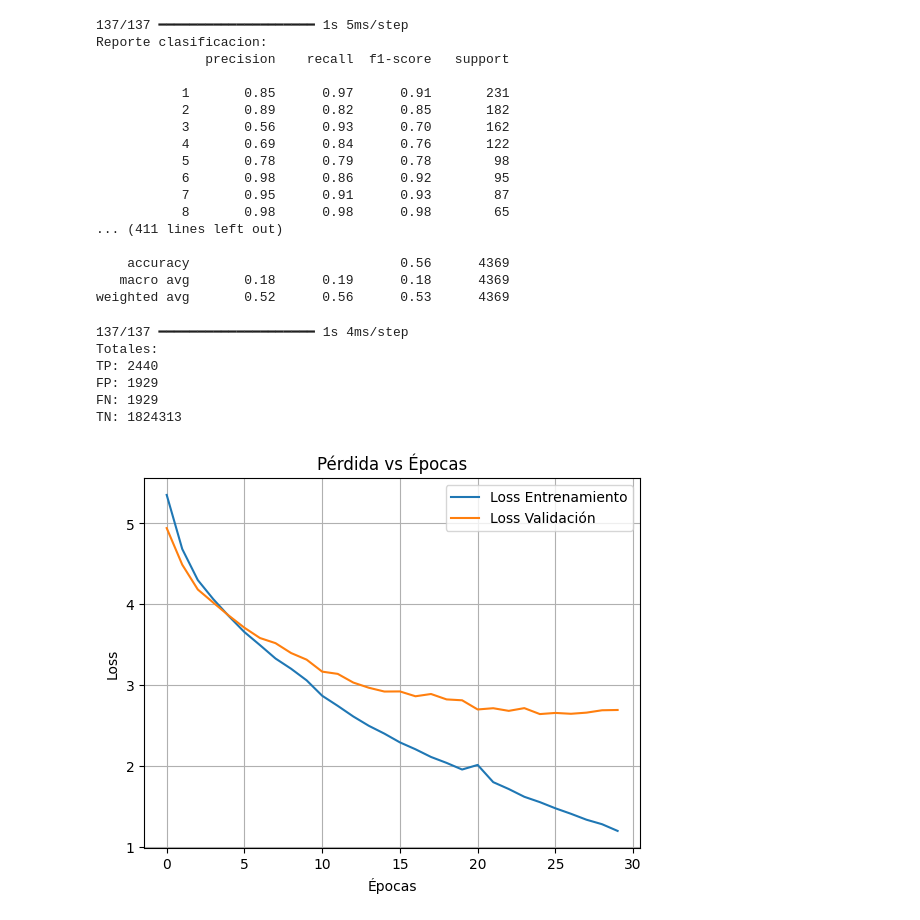
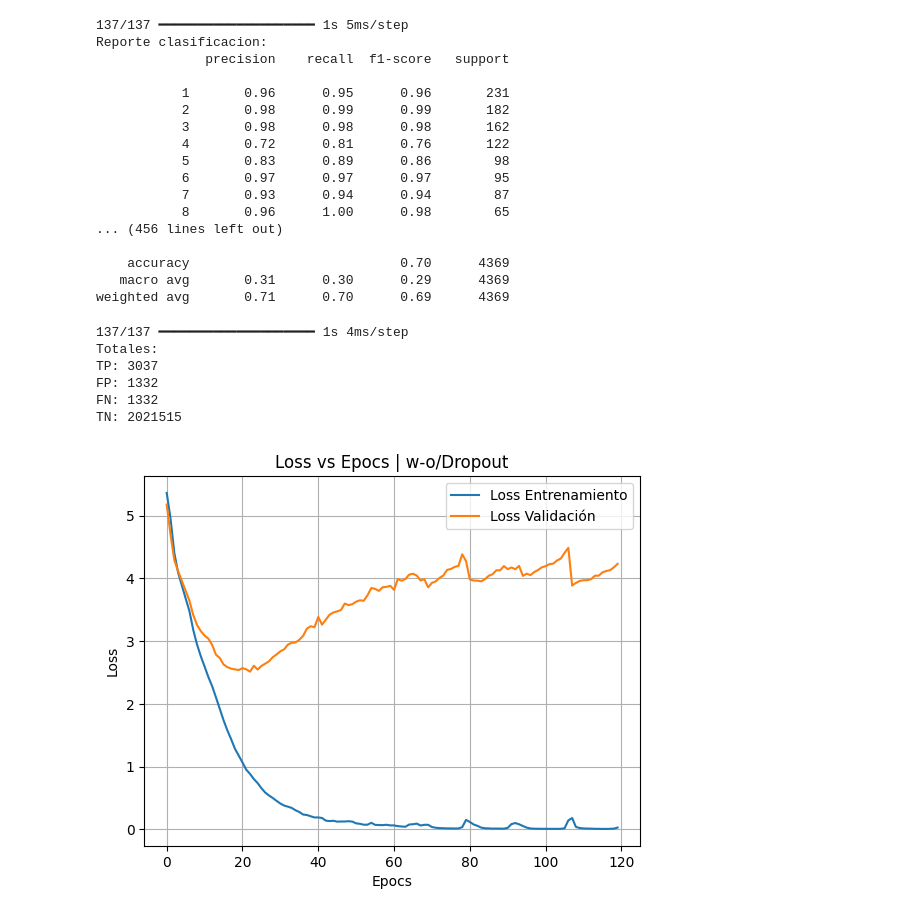
Before and after one commit to Lunusushi/Embedding-ML, a Jupyter notebook: Analisis.ipynb, the cells around one changed output. Drawn from its saved outputs; the diff is of its cells as text; code cells hidden in the pictures.

Commit message:
Dumps para el grafico epoch vs loss
Son dumps para que el grafico funcione.

```diff
--- a/Analisis.ipynb
+++ b/Analisis.ipynb
@@ -88,7 +89,7 @@ model.compile(optimizer='adam', loss='sparse_categorical_crossentropy', metrics=
 # %%
 #Entrenar modelo
 history = model.fit(X_train, y_train, validation_data=(X_test, y_test),
-                    epochs=30, batch_size=64)
+                    epochs=120, batch_size=64)
 
 #Evaluar modelo
 loss, accuracy = model.evaluate(X_test, y_test)
@@ -120,3 +115,14 @@ model.save("modelo_general_withDropout30epochs.keras")
+# %%
+#Guarda el modelo
+model.save("modelo_generalwithDropout.keras")  #Cambiar nombres al momento de guardar
+with open("historyMGDropout.pkl", "wb") as f:        #Cambiar nombres al momento de guardar
+    pickle.dump(history.history, f)
+# %%
+#Carga el modelo
+model = load_model("modelo_generalwithDropout.keras")
+
+with open("historyMGDropout.pkl", "rb") as f:    #Cambiar nombres al momento de guardar
+    history = pickle.load(f)
 # %%
 #Metricas de desempeño
 y_pred = model.predict(X_test)
@@ -130,19 +136,19 @@ print(f"Reporte clasificacion:\n{classification_report(y_test, y_pred_classes)}"
 Reporte clasificacion:
               precision    recall  f1-score   support
 
-           1       0.85      0.97      0.91       231
-           2       0.89      0.82      0.85       182
-           3       0.56      0.93      0.70       162
-           4       0.69      0.84      0.76       122
-           5       0.78      0.79      0.78        98
-           6       0.98      0.86      0.92        95
-           7       0.95      0.91      0.93        87
-           8       0.98      0.98      0.98        65
-... (411 lines left out)
+           1       0.96      0.95      0.96       231
+           2       0.98      0.99      0.99       182
+           3       0.98      0.98      0.98       162
+           4       0.72      0.81      0.76       122
+           5       0.83      0.89      0.86        98
+           6       0.97      0.97      0.97        95
+           7       0.93      0.94      0.94        87
+           8       0.96      1.00      0.98        65
+... (456 lines left out)
 
-    accuracy                           0.56      4369
-   macro avg       0.18      0.19      0.18      4369
-weighted avg       0.52      0.56      0.53      4369
+    accuracy                           0.70      4369
+   macro avg       0.31      0.30      0.29      4369
+weighted avg       0.71      0.70      0.69      4369
 # %%
 #Matriz de confusion (sin graficar porque no se ve jaja)
 #Obtener predicciones y matriz
@@ -178,19 +184,19 @@ print(f"TN: {TN_total}")
 # %% [output]
 137/137 ━━━━━━━━━━━━━━━━━━━━ 1s 4ms/step
 Totales:
-TP: 2440
-FP: 1929
-FN: 1929
-TN: 1824313
+TP: 3037
+FP: 1332
+FN: 1332
+TN: 2021515
 # %%
 #Grafico epoch vs loss
-plt.plot(history.history['loss'], label='Loss Entrenamiento')
-plt.plot(history.history['val_loss'], label='Loss Validación')
-plt.xlabel('Épocas')
+plt.plot(history['loss'], label='Loss Entrenamiento')
+plt.plot(history['val_loss'], label='Loss Validación')
+plt.xlabel('Epocs')
 plt.ylabel('Loss')
 plt.legend()
-plt.title('Pérdida vs Épocas')
+plt.title('Loss vs Epocs | w-o/Dropout')
 plt.grid(True)
 plt.show()
 # %% [output]
-[figure, old version]
+[figure, new version]
```
Also changed, not shown: parts of 4 cells of this notebook, 3 other files.
